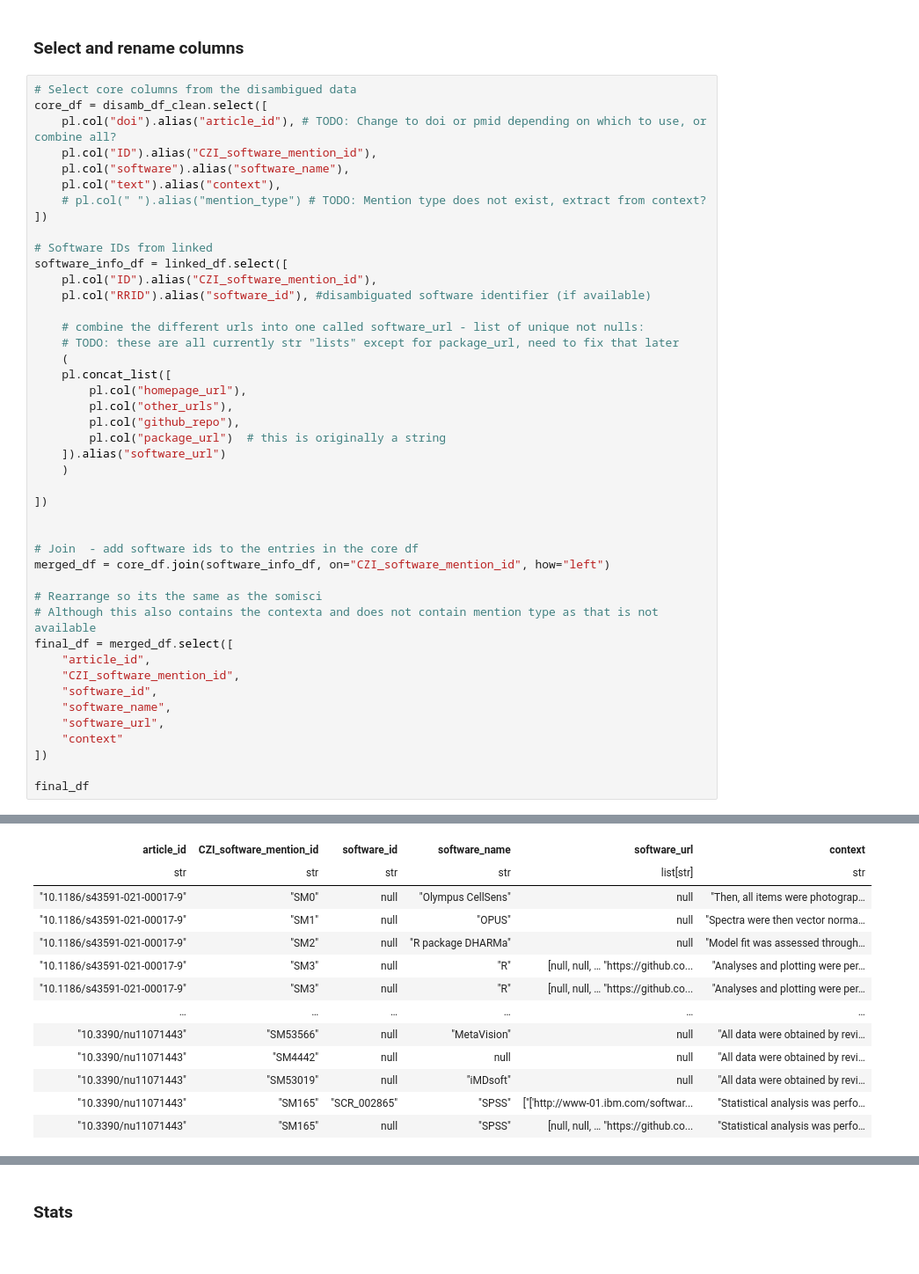
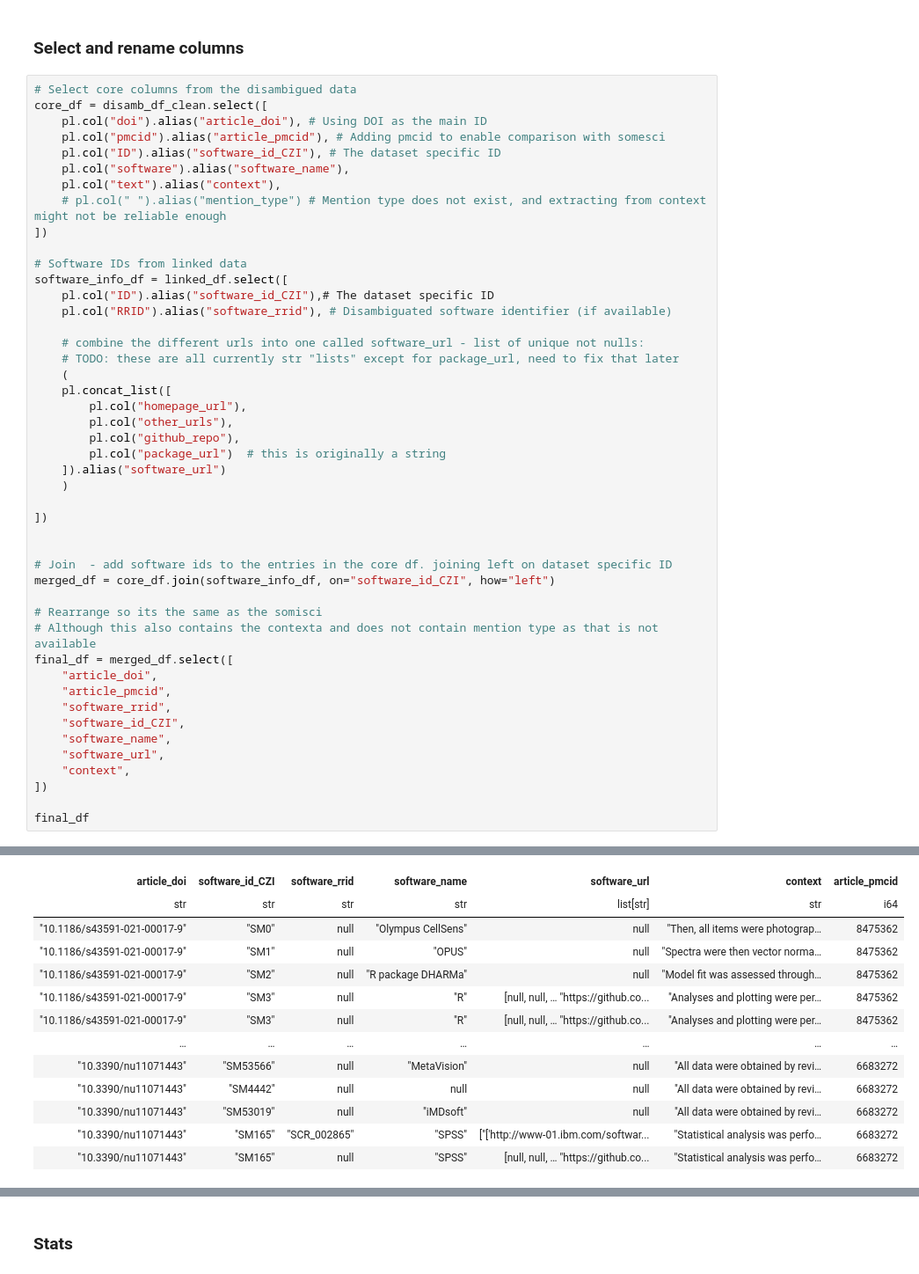
Before and after one commit to TheOSSci/InnovationSprint2025_Linking_Software_Mentions, a Jupyter notebook: mentions-dataset-comparisons/CZI/process-CZI.ipynb, the cells around one changed output, grey strips where cells are left out. Shown at 88% size. Saved outputs shown, nothing was run; the diff lists cells and outputs as text.

Commit message:
Update naming of variables CZI dataset processing

```diff
--- a/mentions-dataset-comparisons/CZI/process-CZI.ipynb
+++ b/mentions-dataset-comparisons/CZI/process-CZI.ipynb
@@ -100,17 +117,18 @@ disamb_df_clean.shape[0] / disamb_df.shape[0]
 # %%
 # Select core columns from the disambigued data
 core_df = disamb_df_clean.select([
-    pl.col("doi").alias("article_id"), # TODO: Change to doi or pmid depending on which to use, or combine all?
-    pl.col("ID").alias("CZI_software_mention_id"),
+    pl.col("doi").alias("article_doi"), # Using DOI as the main ID
+    pl.col("pmcid").alias("article_pmcid"), # Adding pmcid to enable comparison with somesci
+    pl.col("ID").alias("software_id_CZI"), # The dataset specific ID
     pl.col("software").alias("software_name"),
     pl.col("text").alias("context"),
-    # pl.col(" ").alias("mention_type") # TODO: Mention type does not exist, extract from context?
+    # pl.col(" ").alias("mention_type") # Mention type does not exist, and extracting from context might not be reliable enough
 ])
 
-# Software IDs from linked
+# Software IDs from linked data
 software_info_df = linked_df.select([
-    pl.col("ID").alias("CZI_software_mention_id"),
-    pl.col("RRID").alias("software_id"), #disambiguated software identifier (if available)
+    pl.col("ID").alias("software_id_CZI"),# The dataset specific ID
+    pl.col("RRID").alias("software_rrid"), # Disambiguated software identifier (if available)
 
     # combine the different urls into one called software_url - list of unique not nulls:
     # TODO: these are all currently str "lists" except for package_url, need to fix that later
@@ -126,18 +144,19 @@ software_info_df = linked_df.select([
 ])
 
 
-# Join  - add software ids to the entries in the core df
-merged_df = core_df.join(software_info_df, on="CZI_software_mention_id", how="left")
+# Join  - add software ids to the entries in the core df. joining left on dataset specific ID
+merged_df = core_df.join(software_info_df, on="software_id_CZI", how="left")
 
 # Rearrange so its the same as the somisci
 # Although this also contains the contexta and does not contain mention type as that is not available
 final_df = merged_df.select([
-    "article_id",
-    "CZI_software_mention_id",
-    "software_id",
+    "article_doi",
+    "article_pmcid",
+    "software_rrid",
+    "software_id_CZI",
     "software_name",
     "software_url",
-    "context"
+    "context",
 ])
 
 final_df
@@ -146,13 +165,13 @@ shape: (16_158_993, 6)
-| article_id | CZI_software_mention_id | software_id | software_name | software_url | context |
-| str | str | str | str | list[str] | str |
-| "10.1186/s43591-021-00017-9" | "SM0" | null | "Olympus CellSens" | null | "Then, all items were photograp… |
-| "10.1186/s43591-021-00017-9" | "SM1" | null | "OPUS" | null | "Spectra were then vector norma… |
-| "10.1186/s43591-021-00017-9" | "SM2" | null | "R package DHARMa" | null | "Model fit was assessed through… |
-| "10.1186/s43591-021-00017-9" | "SM3" | null | "R" | [null, null, … "https://github.co... | "Analyses and plotting were per… |
-| "10.1186/s43591-021-00017-9" | "SM3" | null | "R" | [null, null, … "https://github.co... | "Analyses and plotting were per… |
-| … | … | … | … | … | … |
-| "10.3390/nu11071443" | "SM53566" | null | "MetaVision" | null | "All data were obtained by revi… |
-| "10.3390/nu11071443" | "SM4442" | null | null | null | "All data were obtained by revi… |
-| "10.3390/nu11071443" | "SM53019" | null | "iMDsoft" | null | "All data were obtained by revi… |
-| "10.3390/nu11071443" | "SM165" | "SCR_002865" | "SPSS" | ["['http://www-01.ibm.com/softwar... | "Statistical analysis was perfo… |
-| "10.3390/nu11071443" | "SM165" | null | "SPSS" | [null, null, … "https://github.co... | "Statistical analysis was perfo… |
+| article_doi | software_id_CZI | software_rrid | software_name | software_url | context | article_pmcid |
+| str | str | str | str | list[str] | str | i64 |
+| "10.1186/s43591-021-00017-9" | "SM0" | null | "Olympus CellSens" | null | "Then, all items were photograp… | 8475362 |
+| "10.1186/s43591-021-00017-9" | "SM1" | null | "OPUS" | null | "Spectra were then vector norma… | 8475362 |
+| "10.1186/s43591-021-00017-9" | "SM2" | null | "R package DHARMa" | null | "Model fit was assessed through… | 8475362 |
+| "10.1186/s43591-021-00017-9" | "SM3" | null | "R" | [null, null, … "https://github.co... | "Analyses and plotting were per… | 8475362 |
+| "10.1186/s43591-021-00017-9" | "SM3" | null | "R" | [null, null, … "https://github.co... | "Analyses and plotting were per… | 8475362 |
+| … | … | … | … | … | … | … |
+| "10.3390/nu11071443" | "SM53566" | null | "MetaVision" | null | "All data were obtained by revi… | 6683272 |
+| "10.3390/nu11071443" | "SM4442" | null | null | null | "All data were obtained by revi… | 6683272 |
+| "10.3390/nu11071443" | "SM53019" | null | "iMDsoft" | null | "All data were obtained by revi… | 6683272 |
+| "10.3390/nu11071443" | "SM165" | "SCR_002865" | "SPSS" | ["['http://www-01.ibm.com/softwar... | "Statistical analysis was perfo… | 6683272 |
+| "10.3390/nu11071443" | "SM165" | null | "SPSS" | [null, null, … "https://github.co... | "Statistical analysis was perfo… | 6683272 |
```
Also changed, not shown: parts of 6 cells of this notebook.
